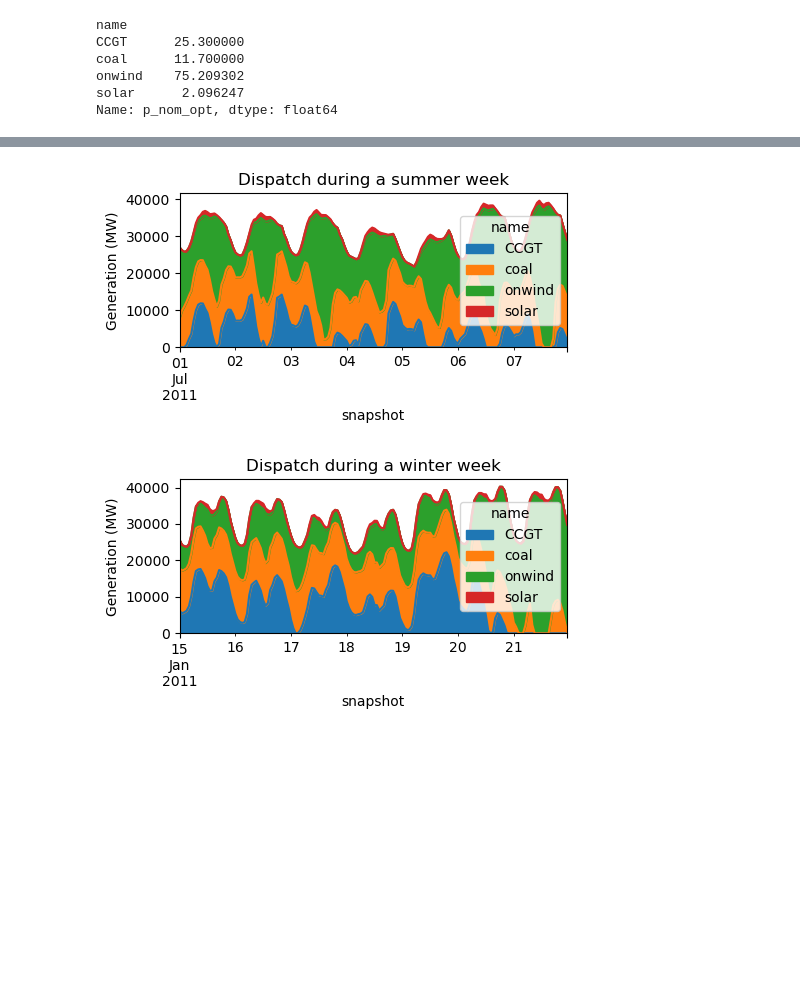
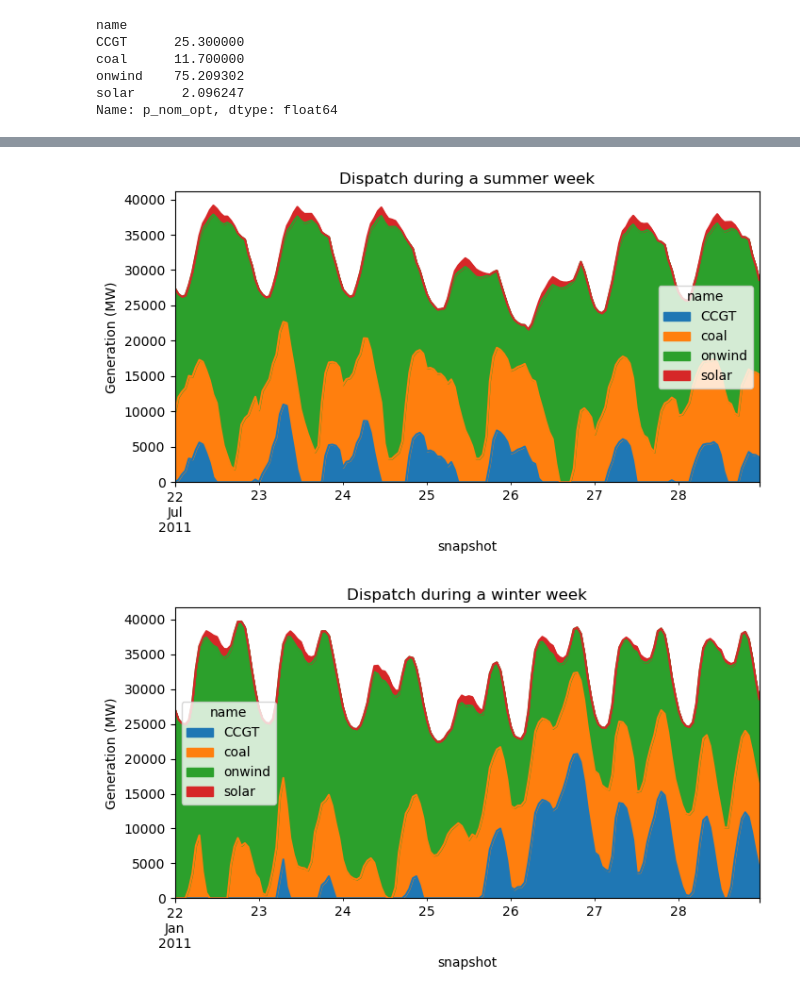
Before and after one commit to martaibaiao/integrated-energy-grids_project, a Jupyter notebook: project_part1.ipynb, the cells around one changed output, grey strips where cells are left out. Drawn from its saved outputs; the diff is of its cells as text; code cells hidden in the pictures; blank space fills up the shorter version.

```diff
--- a/project_part1.ipynb
+++ b/project_part1.ipynb
@@ -284,20 +287,22 @@ dispatch = n.generators_t.p
 # %%
-summer = dispatch.loc["2011-07-01":"2011-07-07"]
+# dispatch time series for a week in summer
+summer = dispatch.loc["2011-07-22 00:00":"2011-07-28 23:00"]
 
-summer.plot.area(figsize=(5,2))
+summer.plot.area(figsize=(8,4))
 
 plt.ylabel("Generation (MW)")
 plt.title("Dispatch during a summer week")
 plt.show()
 # %% [output]
-[figure, old version]
+[figure, new version]
 # %%
-winter = dispatch.loc["2011-01-15":"2011-01-21"]
+# dispatch time series for a week in winter
+winter = dispatch.loc["2011-01-22 00:00":"2011-01-28 23:00"]
 
-winter.plot.area(figsize=(5,2))
+winter.plot.area(figsize=(8,4))
 plt.ylabel("Generation (MW)")
 plt.title("Dispatch during a winter week")
 plt.show()
 # %% [output]
-[figure, old version]
+[figure, new version]
 # %%
```
Also changed, not shown: parts of 10 cells of this notebook.
